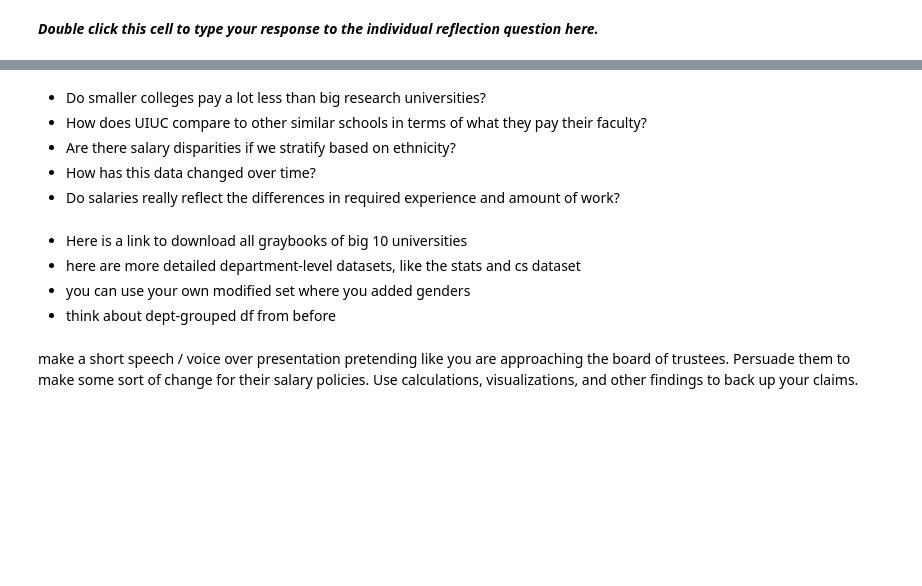
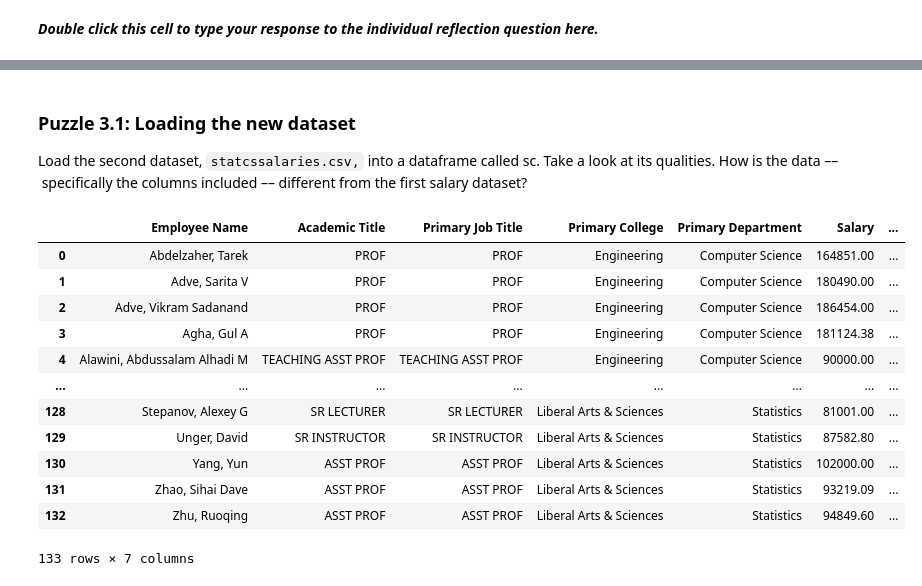
Before and after one commit to taliaduffy/random-stuff, a Jupyter notebook: project_salary/project_salary.ipynb, the cells around one changed output, grey strips where cells are left out. Cells and saved outputs as stored; diff of their text form; code cells hidden in the pictures; blank space fills up the shorter version.

Commit message:
finished project salary

```diff
--- a/project_salary/project_salary.ipynb
+++ b/project_salary/project_salary.ipynb
@@ -286,13 +278,3 @@ Part 2: pick another stem oriented department. Look at some of the names -- does
-# %% [markdown]
-- Do smaller colleges pay a lot less than big research universities?
-- How does UIUC compare to other similar schools in terms of what they pay their faculty?
-- Are there salary disparities if we stratify based on ethnicity?
-- How has this data changed over time?
-- Do salaries really reflect the differences in required experience and amount of work?
-# %% [markdown]
-- Here is a link to download all graybooks of big 10 universities
-- here are more detailed department-level datasets, like the stats and cs dataset
-- you can use your own modified set where you added genders
-- think about dept-grouped df from before
-# %% [markdown]
-make a short speech / voice over presentation pretending like you are approaching the board of trustees. Persuade them to make some sort of change for their salary policies. Use calculations, visualizations, and other findings to back up your claims.
+# %% [markdown]
+### Puzzle 3.1: Loading the new dataset
+Load the second dataset, `statcssalaries.csv,` into a dataframe called sc. Take a look at its qualities. How is the data –– specifically the columns included –– different from the first salary dataset?
@@ -298,0 +285,18 @@ make a short speech / voice over presentation pretending like you are approachin
+# %%
+#DELETE THIS CELL - FOR MY OWN PURPOSES ONLY
+sc = pd.read_csv("statcssalaries-t.csv")
+sc
+# %% [output]
+|  | Employee Name | Academic Title | Primary Job Title | Primary College | Primary Department | Salary | ... |
+| 0 | Abdelzaher, Tarek | PROF | PROF | Engineering | Computer Science | 164851.00 | ... |
+| 1 | Adve, Sarita V | PROF | PROF | Engineering | Computer Science | 180490.00 | ... |
+| 2 | Adve, Vikram Sadanand | PROF | PROF | Engineering | Computer Science | 186454.00 | ... |
+| 3 | Agha, Gul A | PROF | PROF | Engineering | Computer Science | 181124.38 | ... |
+| 4 | Alawini, Abdussalam Alhadi M | TEACHING ASST PROF | TEACHING ASST PROF | Engineering | Computer Science | 90000.00 | ... |
+| ... | ... | ... | ... | ... | ... | ... | ... |
+| 128 | Stepanov, Alexey G | SR LECTURER | SR LECTURER | Liberal Arts & Sciences | Statistics | 81001.00 | ... |
+| 129 | Unger, David | SR INSTRUCTOR | SR INSTRUCTOR | Liberal Arts & Sciences | Statistics | 87582.80 | ... |
+| 130 | Yang, Yun | ASST PROF | ASST PROF | Liberal Arts & Sciences | Statistics | 102000.00 | ... |
+| 131 | Zhao, Sihai Dave | ASST PROF | ASST PROF | Liberal Arts & Sciences | Statistics | 93219.09 | ... |
+| 132 | Zhu, Ruoqing | ASST PROF | ASST PROF | Liberal Arts & Sciences | Statistics | 94849.60 | ... |
+133 rows × 7 columns
```
Also changed, not shown: parts of 35 cells of this notebook, 2 other files.
